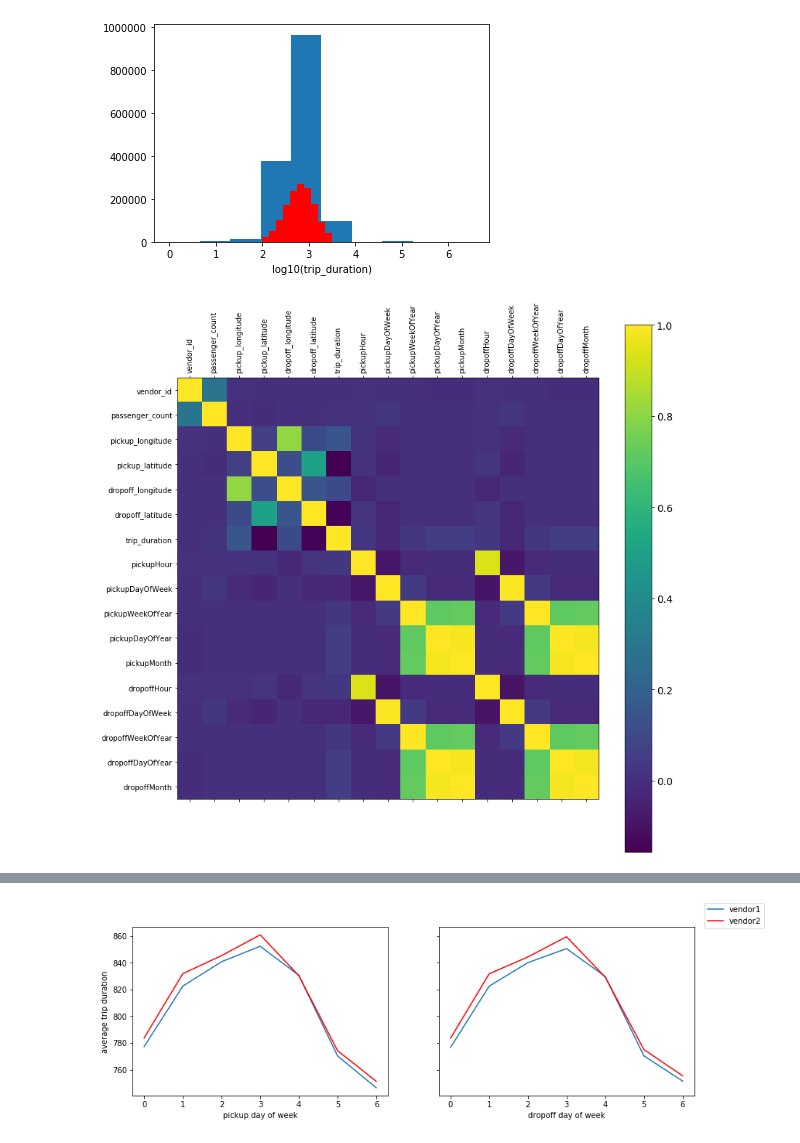
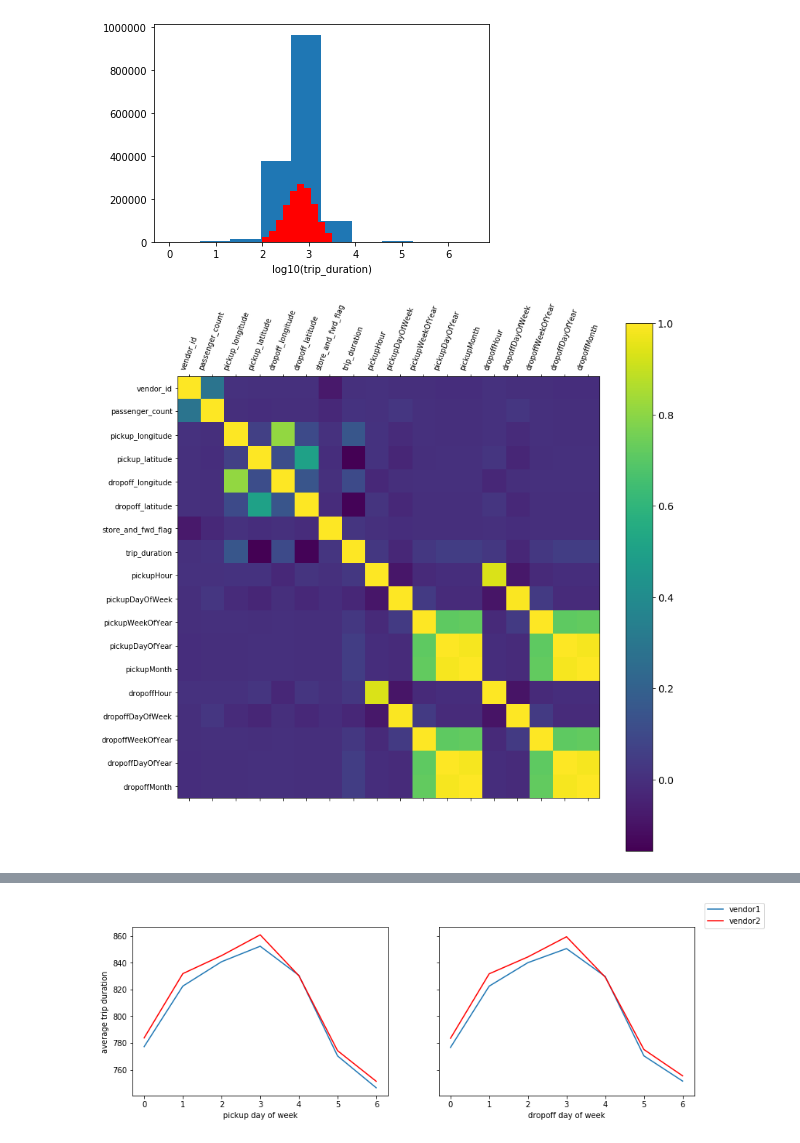
Before and after one commit to aemi-dev/td_taxidriver, a Jupyter notebook: precisePrediction.ipynb, the cells around one changed output, grey strips where cells are left out. Cells and saved outputs as stored; diff of their text form; code cells hidden in the pictures.

```diff
--- a/precisePrediction.ipynb
+++ b/precisePrediction.ipynb
@@ -72,11 +69,15 @@ dfUsable = dfGoodDurations.drop(['store_and_fwd_flag'], axis=1)
+# %%
+# On transforme la colonne fwd_machin pour avoir des valeurs numérique...
+labelEncoder = LabelEncoder()
+dfGoodDurations.store_and_fwd_flag = labelEncoder.fit_transform(dfGoodDurations.store_and_fwd_flag)
 # %%
 # On affiche la matrice de corélation pour voir quelles valeurs sont +/- corrélée entre elles
 f = plt.figure(figsize=(13,13))
-plt.matshow(dfUsable.corr(), fignum=f.number)
-plt.xticks(range(dfUsable.shape[1]),labels=dfUsable.columns,rotation=90)
-plt.yticks(range(dfUsable.shape[1]),dfUsable.columns)
+plt.matshow(dfGoodDurations[1:].corr(), fignum=f.number)
+plt.xticks(range(dfGoodDurations[1:].shape[1]),labels=dfGoodDurations[1:].columns,rotation=70)
+plt.yticks(range(dfGoodDurations[1:].shape[1]),dfGoodDurations[1:].columns)
 cb = plt.colorbar()
 cb.ax.tick_params(labelsize=14)
 plt.show()
 # %% [output]
-[figure, old version]
+[figure, new version]
```
Also changed, not shown: parts of 16 cells of this notebook, 2 other files.
